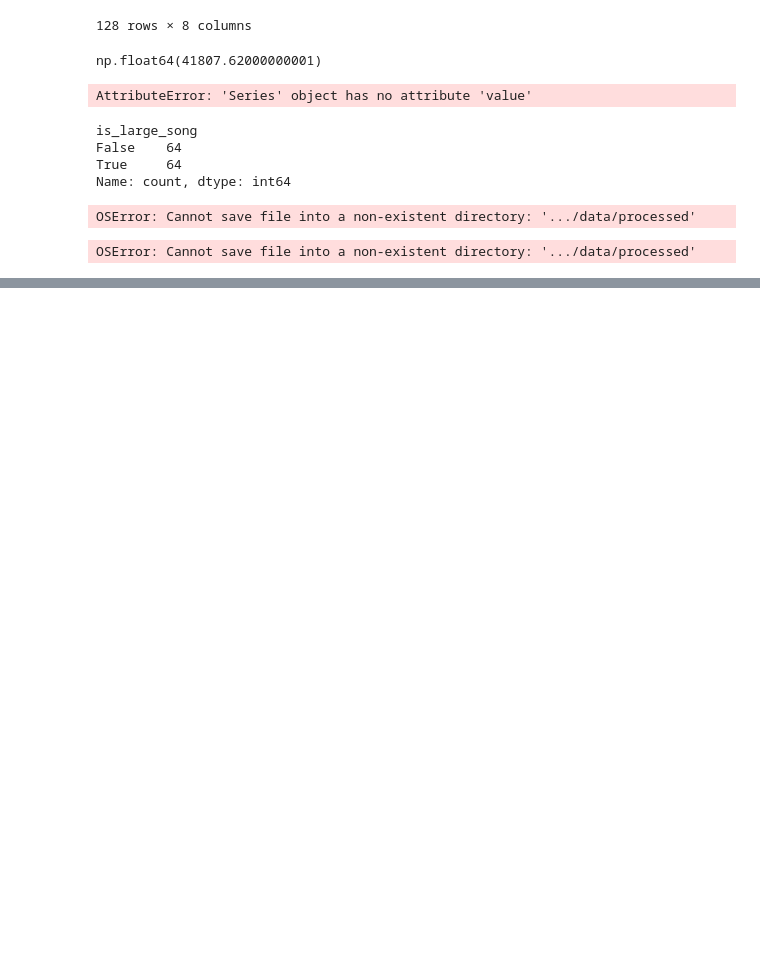
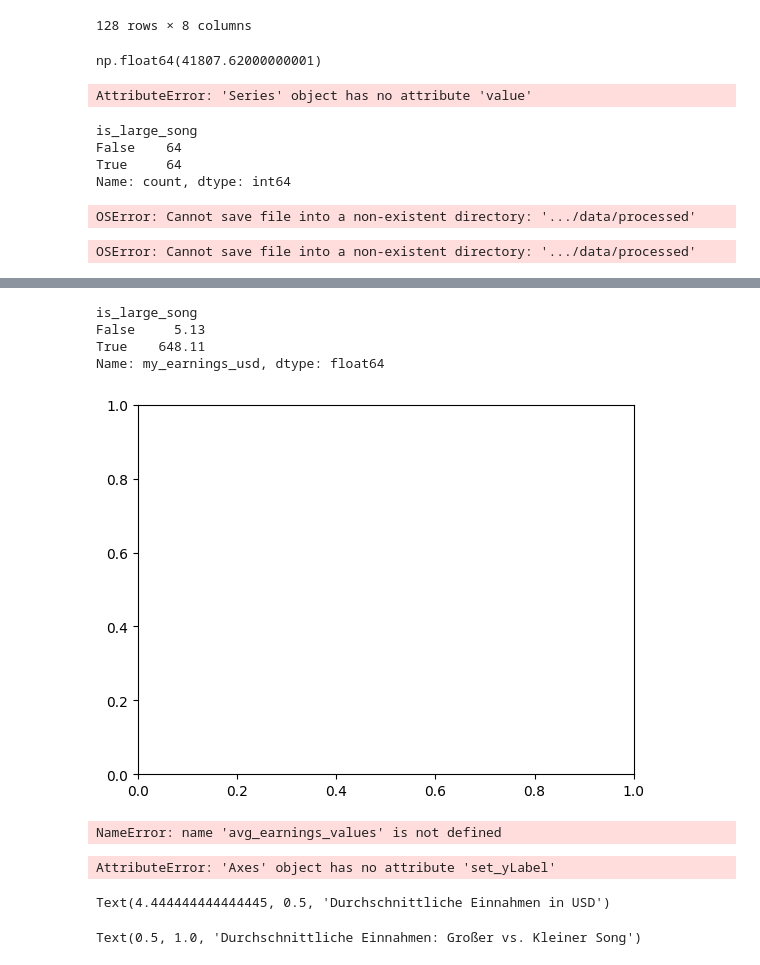
Before and after one commit to leonardobostan05/Royalty-Catalogue-Analysis, a Jupyter notebook: notebooks/01_analysis.ipynb, the cells around one changed output, grey strips where cells are left out. Saved outputs shown, nothing was run; the diff lists cells and outputs as text; code cells hidden in the pictures; blank space fills up the shorter version.

Commit message:
Add analysis and visualizations

```diff
--- a/notebooks/01_analysis.ipynb
+++ b/notebooks/01_analysis.ipynb
@@ -289,0 +296,15 @@ df.to_csv('../data/processed/analysis_ready.csv',index=False)
+# %%
+avg_earnings
+# %% [output]
+is_large_song
+False     5.13
+True    648.11
+Name: my_earnings_usd, dtype: float64
+# %%
+fig, ax = plt.subplots()
+# %% [output]
+[figure, added]
+# %%
+ax.bar = (['Kleiner Song', 'Großer Song'], avg_earnings_values)
+# %% [output]
+NameError: name 'avg_earnings_values' is not defined
@@ -289,0 +315,12 @@ df.to_csv('../data/processed/analysis_ready.csv',index=False)
+# %%
+ax.set_yLabel('Durchschnittliche Einnahmen in USD')
+# %% [output]
+AttributeError: 'Axes' object has no attribute 'set_yLabel'
+# %%
+ax.set_ylabel('Durchschnittliche Einnahmen in USD')
+# %% [output]
+Text(4.444444444444445, 0.5, 'Durchschnittliche Einnahmen in USD')
+# %%
+ax.set_title('Durchschnittliche Einnahmen: Großer vs. Kleiner Song')
+# %% [output]
+Text(0.5, 1.0, 'Durchschnittliche Einnahmen: Großer vs. Kleiner Song')
```
Also changed, not shown: parts of 41 cells of this notebook, 3 other files.
